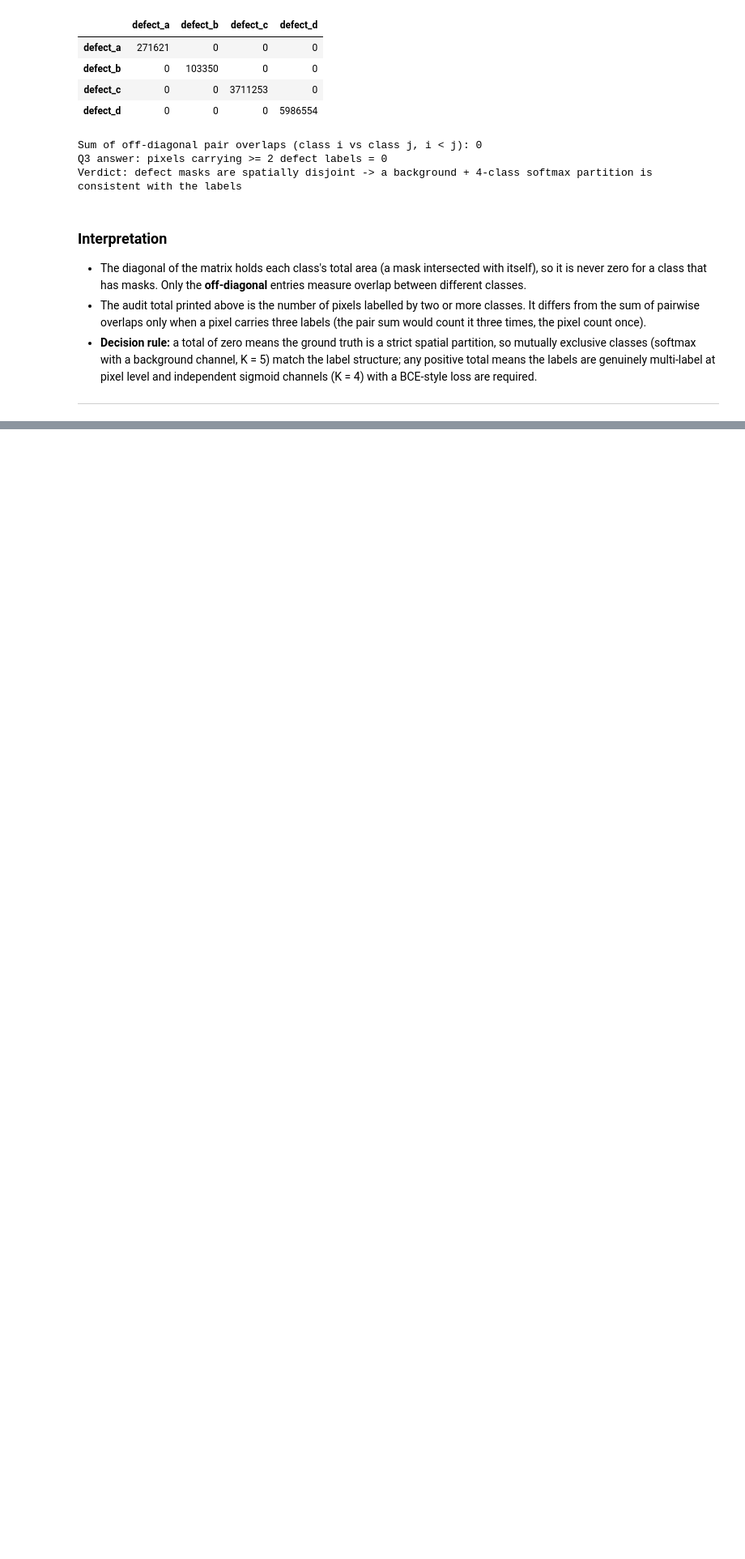
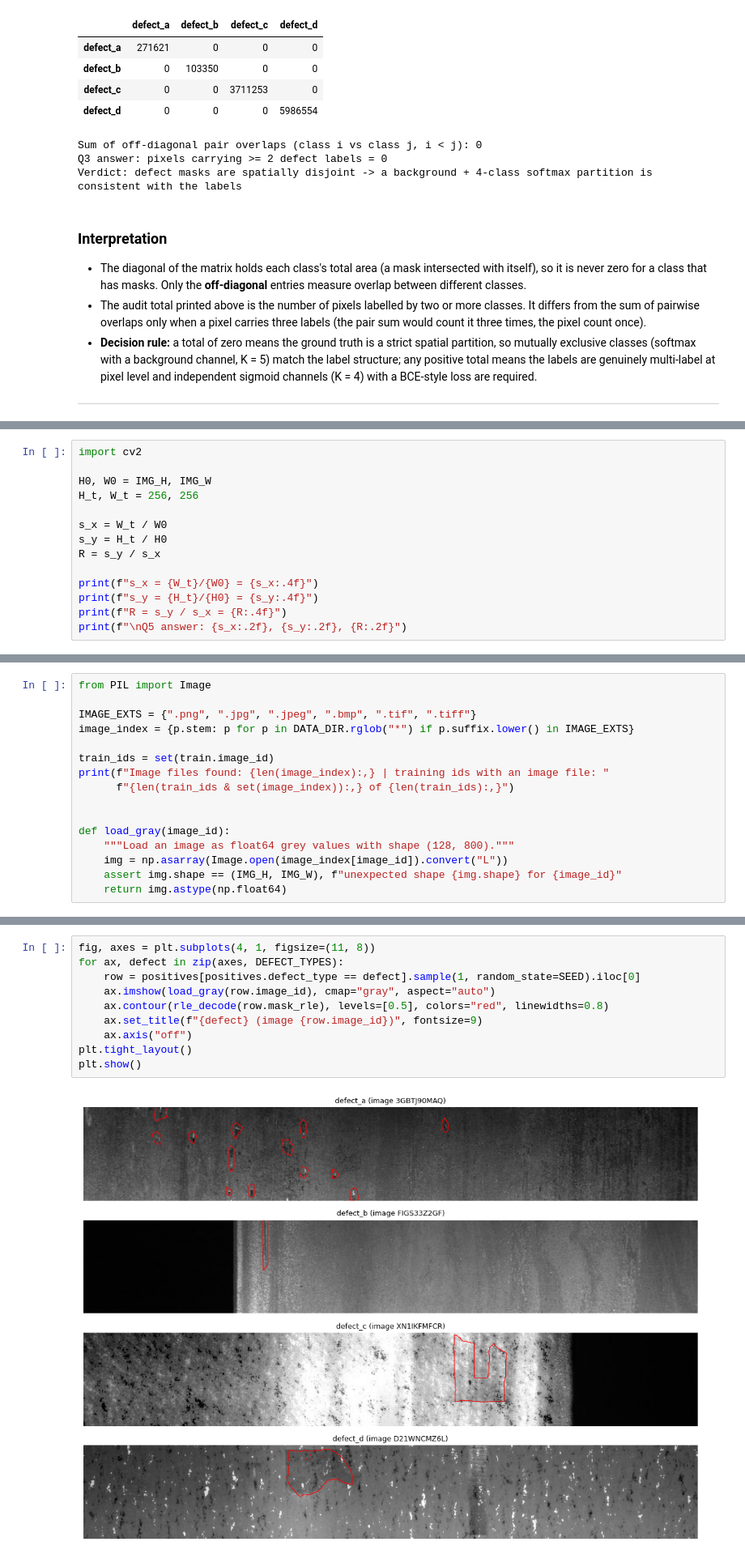
Before and after one commit to Surya-prakash-pareek/dl-genai-project-26-t3, a Jupyter notebook: notebooks/milestone-1.ipynb, the cells around one changed output, grey strips where cells are left out. Shown at 81% size. Drawn from its saved outputs; the diff is of its cells as text; blank space fills up the shorter version.

```diff
--- a/notebooks/milestone-1.ipynb
+++ b/notebooks/milestone-1.ipynb
@@ -288,0 +332,14 @@ Verdict: defect masks are spatially disjoint -> a background + 4-class softmax p
+# %%
+import cv2
+
+H0, W0 = IMG_H, IMG_W
+H_t, W_t = 256, 256
+
+s_x = W_t / W0
+s_y = H_t / H0
+R = s_y / s_x
+
+print(f"s_x = {W_t}/{W0} = {s_x:.4f}")
+print(f"s_y = {H_t}/{H0} = {s_y:.4f}")
+print(f"R = s_y / s_x = {R:.4f}")
+print(f"\nQ5 answer: {s_x:.2f}, {s_y:.2f}, {R:.2f}")
@@ -288,0 +394,16 @@ Verdict: defect masks are spatially disjoint -> a background + 4-class softmax p
+# %%
+from PIL import Image
+
+IMAGE_EXTS = {".png", ".jpg", ".jpeg", ".bmp", ".tif", ".tiff"}
+image_index = {p.stem: p for p in DATA_DIR.rglob("*") if p.suffix.lower() in IMAGE_EXTS}
+
+train_ids = set(train.image_id)
+print(f"Image files found: {len(image_index):,} | training ids with an image file: "
+      f"{len(train_ids & set(image_index)):,} of {len(train_ids):,}")
+
+
+def load_gray(image_id):
+    """Load an image as float64 grey values with shape (128, 800)."""
+    img = np.asarray(Image.open(image_index[image_id]).convert("L"))
+    assert img.shape == (IMG_H, IMG_W), f"unexpected shape {img.shape} for {image_id}"
+    return img.astype(np.float64)
@@ -288,0 +412,12 @@ Verdict: defect masks are spatially disjoint -> a background + 4-class softmax p
+# %%
+fig, axes = plt.subplots(4, 1, figsize=(11, 8))
+for ax, defect in zip(axes, DEFECT_TYPES):
+    row = positives[positives.defect_type == defect].sample(1, random_state=SEED).iloc[0]
+    ax.imshow(load_gray(row.image_id), cmap="gray", aspect="auto")
+    ax.contour(rle_decode(row.mask_rle), levels=[0.5], colors="red", linewidths=0.8)
+    ax.set_title(f"{defect} (image {row.image_id})", fontsize=9)
+    ax.axis("off")
+plt.tight_layout()
+plt.show()
+# %% [output]
+[figure, added]
```
Also changed, not shown: parts of 12 cells of this notebook.
